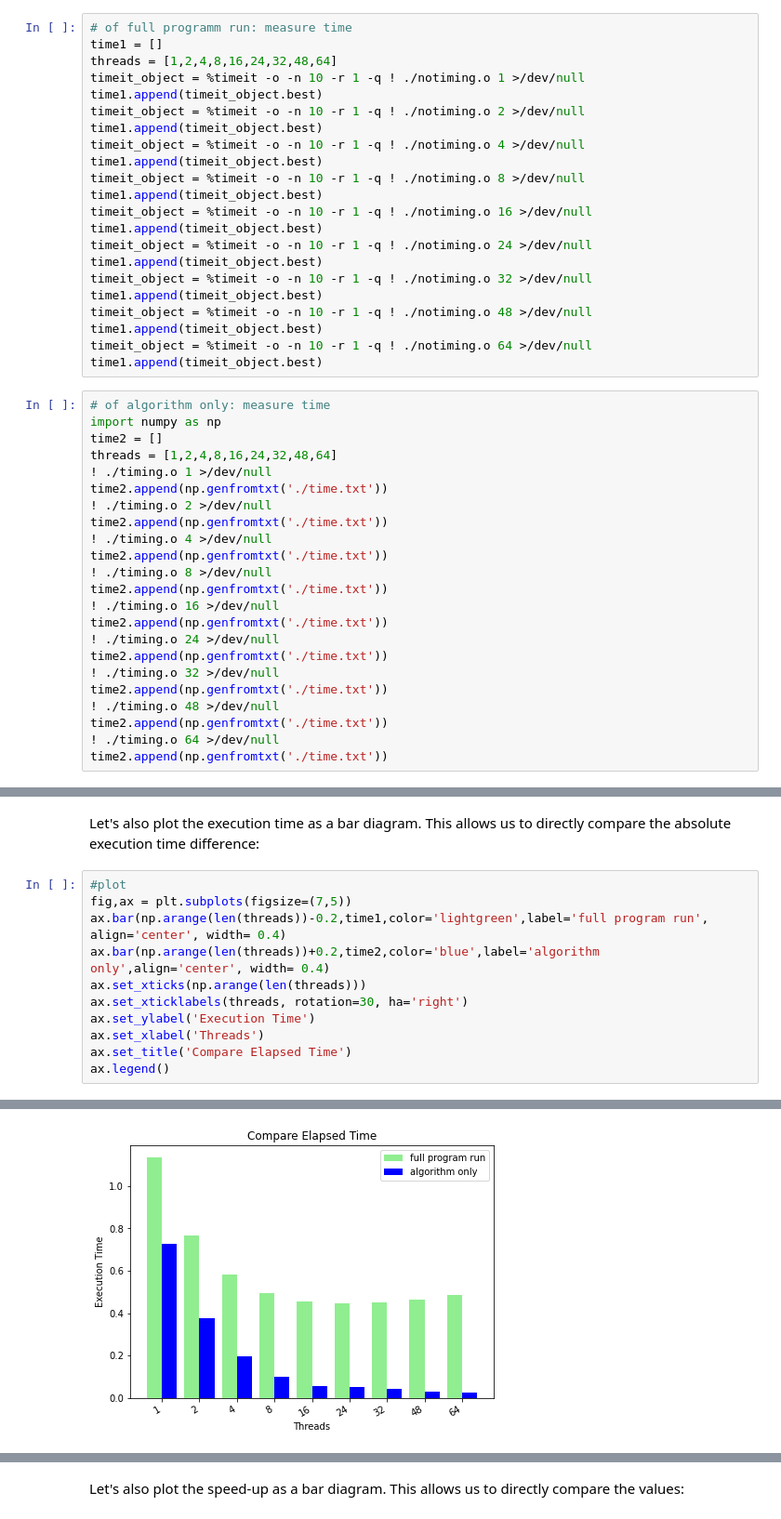
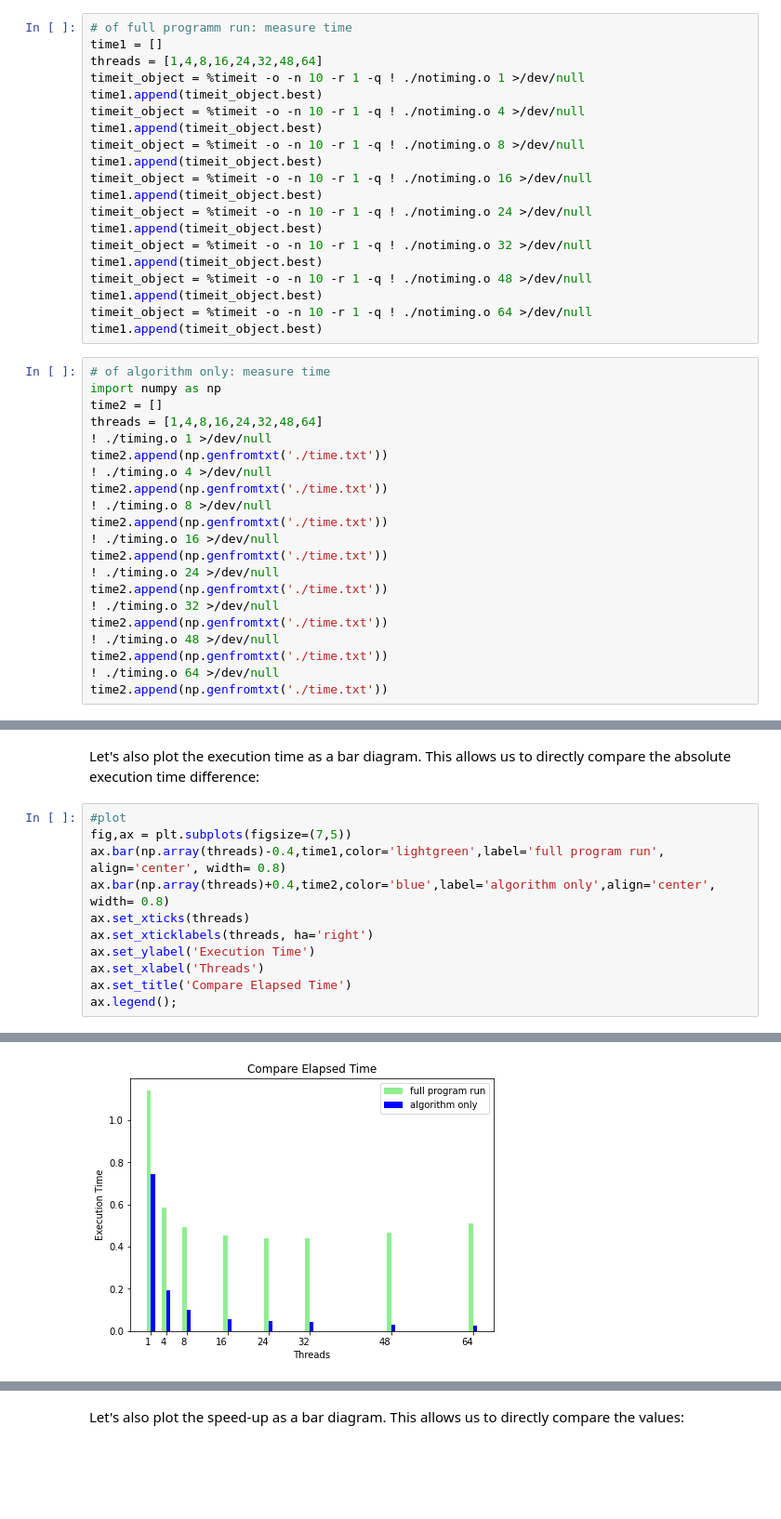
Before and after one commit to marunaderieg/Performance, a Jupyter notebook: extras/compare_timemeasuring_methods.ipynb, the cells around one changed output, grey strips where cells are left out. Shown at 93% size. Saved outputs shown, nothing was run; the diff lists cells and outputs as text; blank space fills up the shorter version.

Commit message:
extras/measuring serial time

```diff
--- a/extras/compare_timemeasuring_methods.ipynb
+++ b/extras/compare_timemeasuring_methods.ipynb
@@ -19,10 +19,8 @@ cd ~/work/Thesis/programs/fibonacci
 # %%
 # of full programm run: measure time
 time1 = []
-threads = [1,2,4,8,16,24,32,48,64]
+threads = [1,4,8,16,24,32,48,64]
 timeit_object = %timeit -o -n 10 -r 1 -q ! ./notiming.o 1 >/dev/null
-time1.append(timeit_object.best)
-timeit_object = %timeit -o -n 10 -r 1 -q ! ./notiming.o 2 >/dev/null
 time1.append(timeit_object.best)
 timeit_object = %timeit -o -n 10 -r 1 -q ! ./notiming.o 4 >/dev/null
 time1.append(timeit_object.best)
@@ -42,10 +40,8 @@ time1.append(timeit_object.best)
 # of algorithm only: measure time
 import numpy as np
 time2 = []
-threads = [1,2,4,8,16,24,32,48,64]
+threads = [1,4,8,16,24,32,48,64]
 ! ./timing.o 1 >/dev/null
-time2.append(np.genfromtxt('./time.txt'))
-! ./timing.o 2 >/dev/null
 time2.append(np.genfromtxt('./time.txt'))
 ! ./timing.o 4 >/dev/null
 time2.append(np.genfromtxt('./time.txt'))
@@ -87,12 +83,12 @@ Let's also plot the execution time as a bar diagram. This allows us to directly
 # %%
 #plot
 fig,ax = plt.subplots(figsize=(7,5))
-ax.bar(np.arange(len(threads))-0.2,time1,color='lightgreen',label='full program run', align='center', width= 0.4)
-ax.bar(np.arange(len(threads))+0.2,time2,color='blue',label='algorithm only',align='center', width= 0.4)
-ax.set_xticks(np.arange(len(threads)))
-ax.set_xticklabels(threads, rotation=30, ha='right')
+ax.bar(np.array(threads)-0.4,time1,color='lightgreen',label='full program run', align='center', width= 0.8)
+ax.bar(np.array(threads)+0.4,time2,color='blue',label='algorithm only',align='center', width= 0.8)
+ax.set_xticks(threads)
+ax.set_xticklabels(threads, ha='right')
 ax.set_ylabel('Execution Time')
 ax.set_xlabel('Threads')
 ax.set_title('Compare Elapsed Time')
-ax.legend()
+ax.legend();
 # %% [output]
@@ -100,3 +95,3 @@ ax.legend()
-[figure, old version]
+[figure, new version]
 # %%
 # calculate speed up
```
Also changed, not shown: parts of 4 cells of this notebook, 4 other files.
